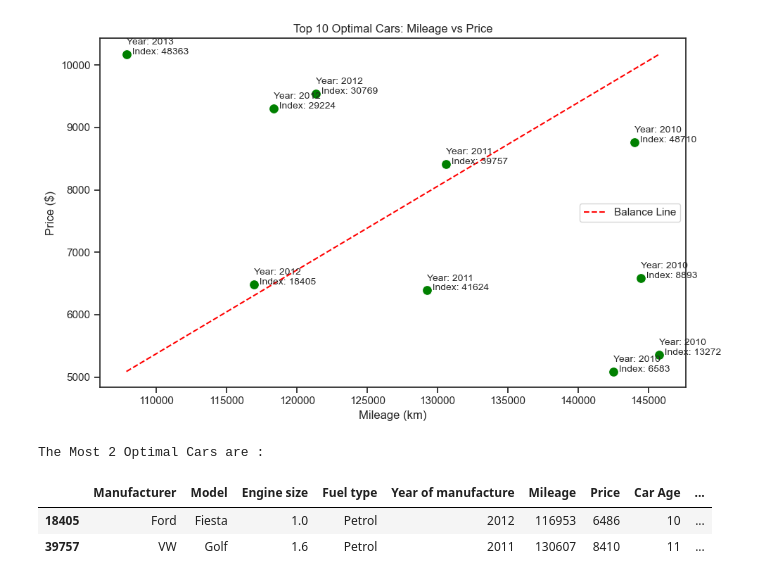
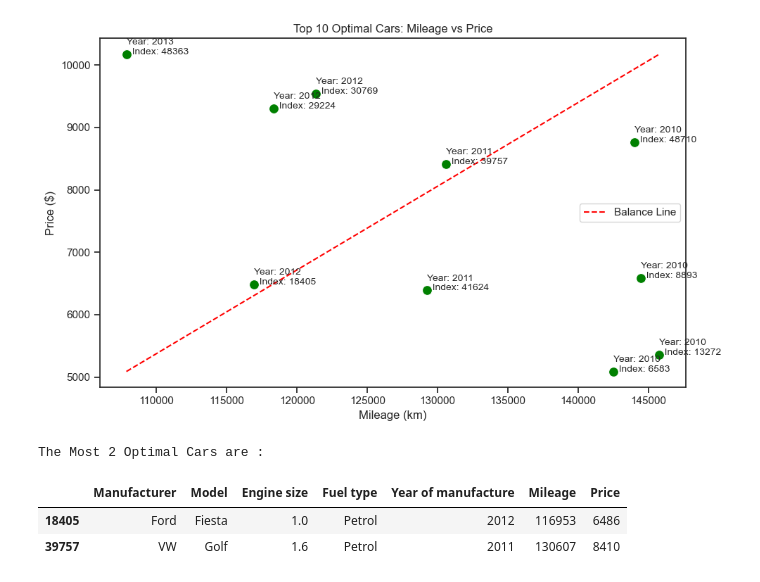
Before and after one commit to AminaZa/ds_projects, a Jupyter notebook: second_hand_car_sales/2_price_analysis.ipynb, the cells around one changed output. Saved outputs shown, nothing was run; the diff lists cells and outputs as text; code cells hidden in the pictures.

```diff
--- a/second_hand_car_sales/2_price_analysis.ipynb
+++ b/second_hand_car_sales/2_price_analysis.ipynb
@@ -142,9 +141,9 @@ plt.show()
 [figure]
 # %%
 print('The Most 2 Optimal Cars are : ')
-top_cars.loc[[18405,39757]]
+top_cars[['Manufacturer',	'Model',	'Engine size',	'Fuel type',	'Year of manufacture',	'Mileage', 'Price']].loc[[18405,39757]]
 # %% [output]
 The Most 2 Optimal Cars are :
-|  | Manufacturer | Model | Engine size | Fuel type | Year of manufacture | Mileage | Price | Car Age | ... |
-| 18405 | Ford | Fiesta | 1.0 | Petrol | 2012 | 116953 | 6486 | 10 | ... |
-| 39757 | VW | Golf | 1.6 | Petrol | 2011 | 130607 | 8410 | 11 | ... |
+|  | Manufacturer | Model | Engine size | Fuel type | Year of manufacture | Mileage | Price |
+| 18405 | Ford | Fiesta | 1.0 | Petrol | 2012 | 116953 | 6486 |
+| 39757 | VW | Golf | 1.6 | Petrol | 2011 | 130607 | 8410 |
```
Also changed, not shown: parts of 1 cell of this notebook.
